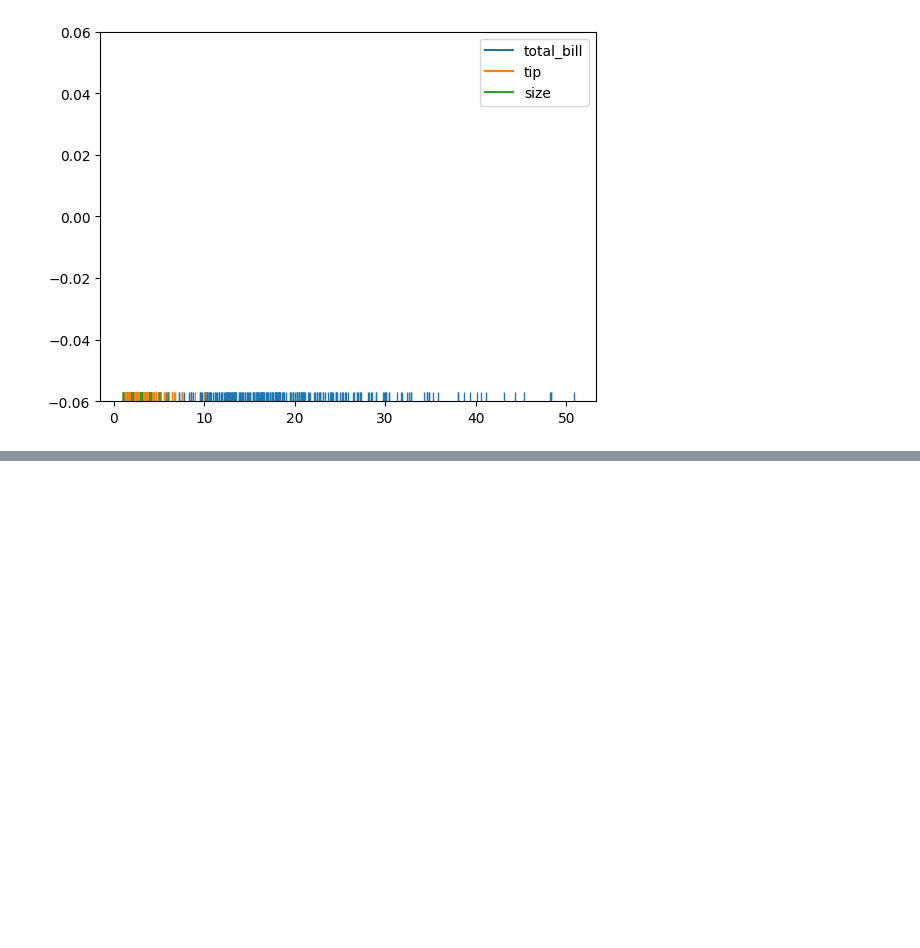
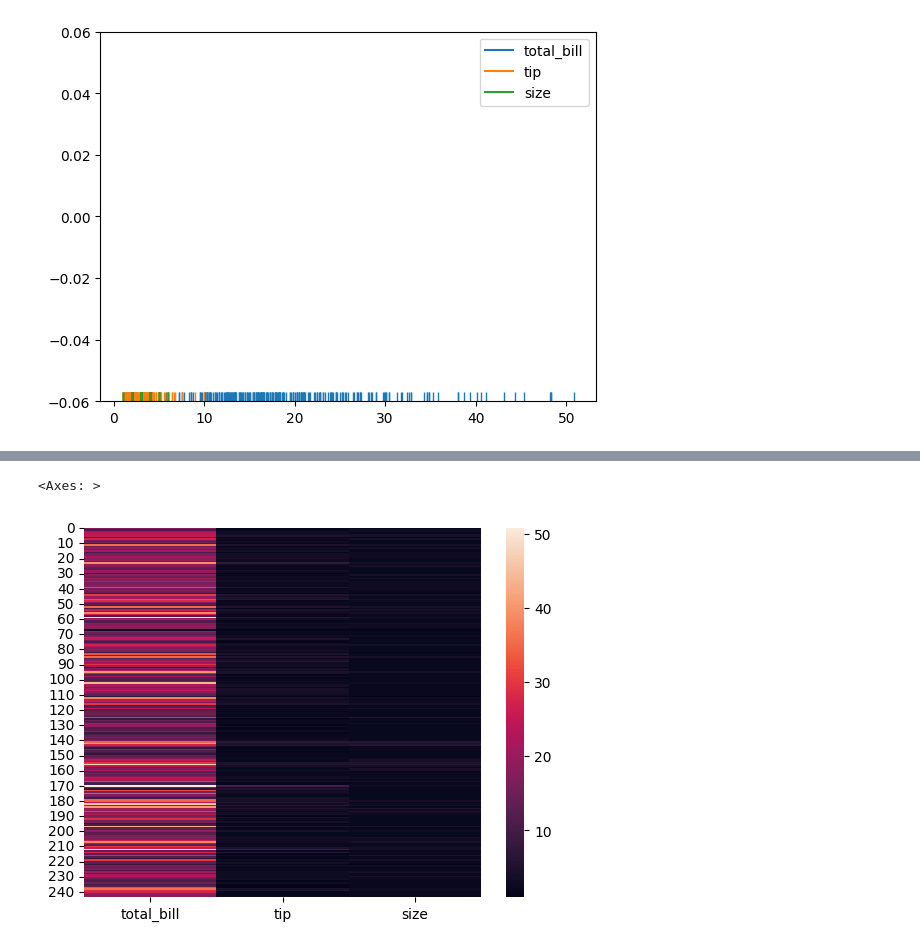
Before and after one commit to Divione-AAA/Ciencia-de-datos, a Jupyter notebook: inicio/seaborn.ipynb, the cells around one changed output, grey strips where cells are left out. Saved outputs shown, nothing was run; the diff lists cells and outputs as text; code cells hidden in the pictures; blank space fills up the shorter version.

```diff
--- a/inicio/seaborn.ipynb
+++ b/inicio/seaborn.ipynb
@@ -60,0 +77,6 @@ sns.rugplot(tips)
+# %%
+# Only use numeric columns for heatmap
+sns.heatmap(data=tips[['total_bill', 'tip', 'size']])
+# %% [output]
+<Axes: >
+[figure, added]
```
Also changed, not shown: parts of 4 cells of this notebook, 4 other files.
